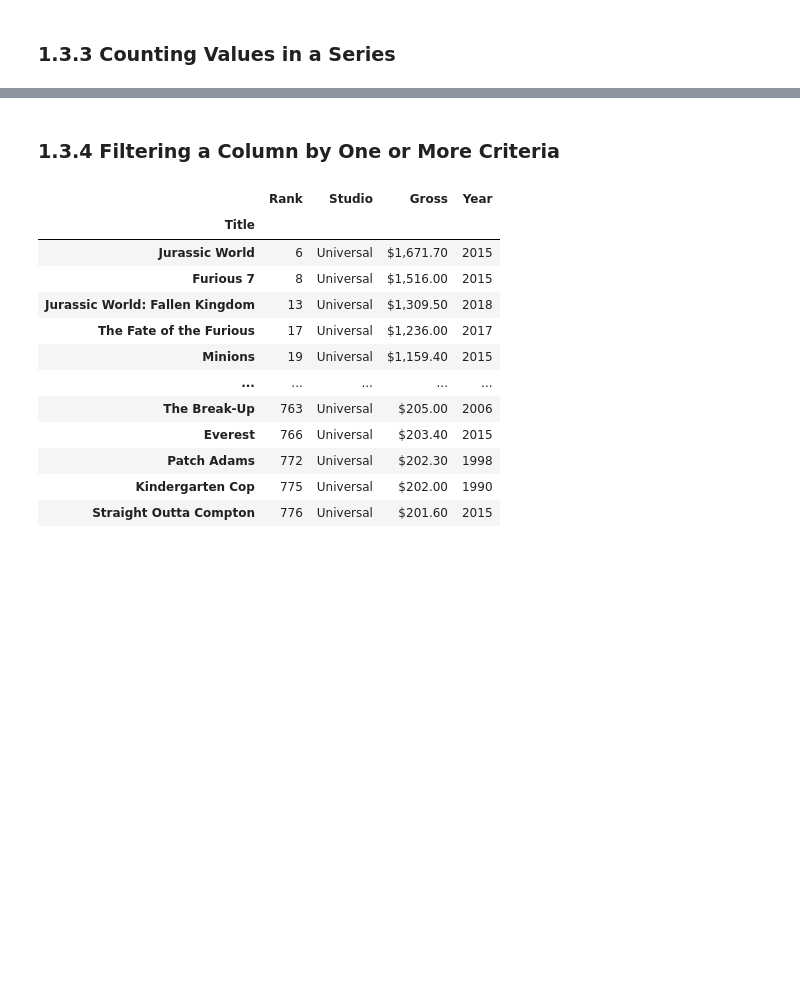
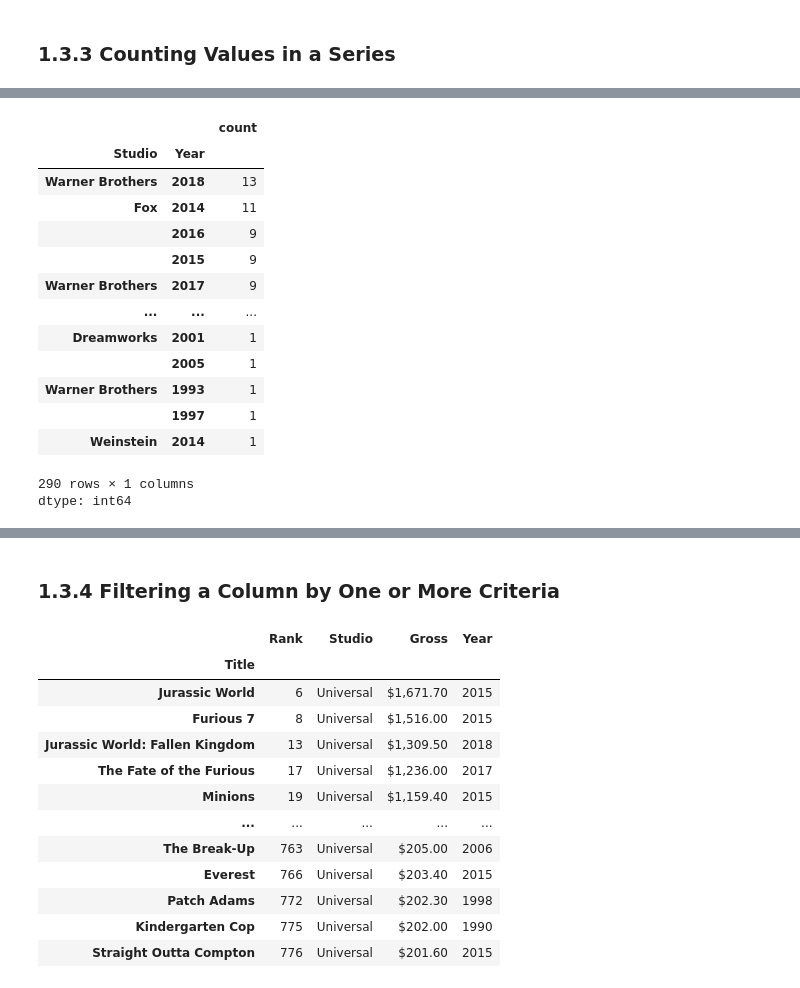
Before and after one commit to brownsloth/3by3, a Jupyter notebook: chapter_01_introducing_pandas/chapter_01_introducing_pandas.ipynb, the cells around one changed output, grey strips where cells are left out. Saved outputs shown, nothing was run; the diff lists cells and outputs as text; code cells hidden in the pictures; blank space fills up the shorter version.

```diff
--- a/chapter_01_introducing_pandas/chapter_01_introducing_pandas.ipynb
+++ b/chapter_01_introducing_pandas/chapter_01_introducing_pandas.ipynb
@@ -166,0 +209,18 @@ Name: Studio, dtype: int64
+# %%
+movies[["Studio", "Year"]].value_counts()
+# %% [output]
+|  |  | count |
+| Studio | Year |  |
+| Warner Brothers | 2018 | 13 |
+| Fox | 2014 | 11 |
+|  | 2016 | 9 |
+|  | 2015 | 9 |
+| Warner Brothers | 2017 | 9 |
+| ... | ... | ... |
+| Dreamworks | 2001 | 1 |
+|  | 2005 | 1 |
+| Warner Brothers | 1993 | 1 |
+|  | 1997 | 1 |
+| Weinstein | 2014 | 1 |
+290 rows × 1 columns
+dtype: int64
```
Also changed, not shown: parts of 29 cells of this notebook.
